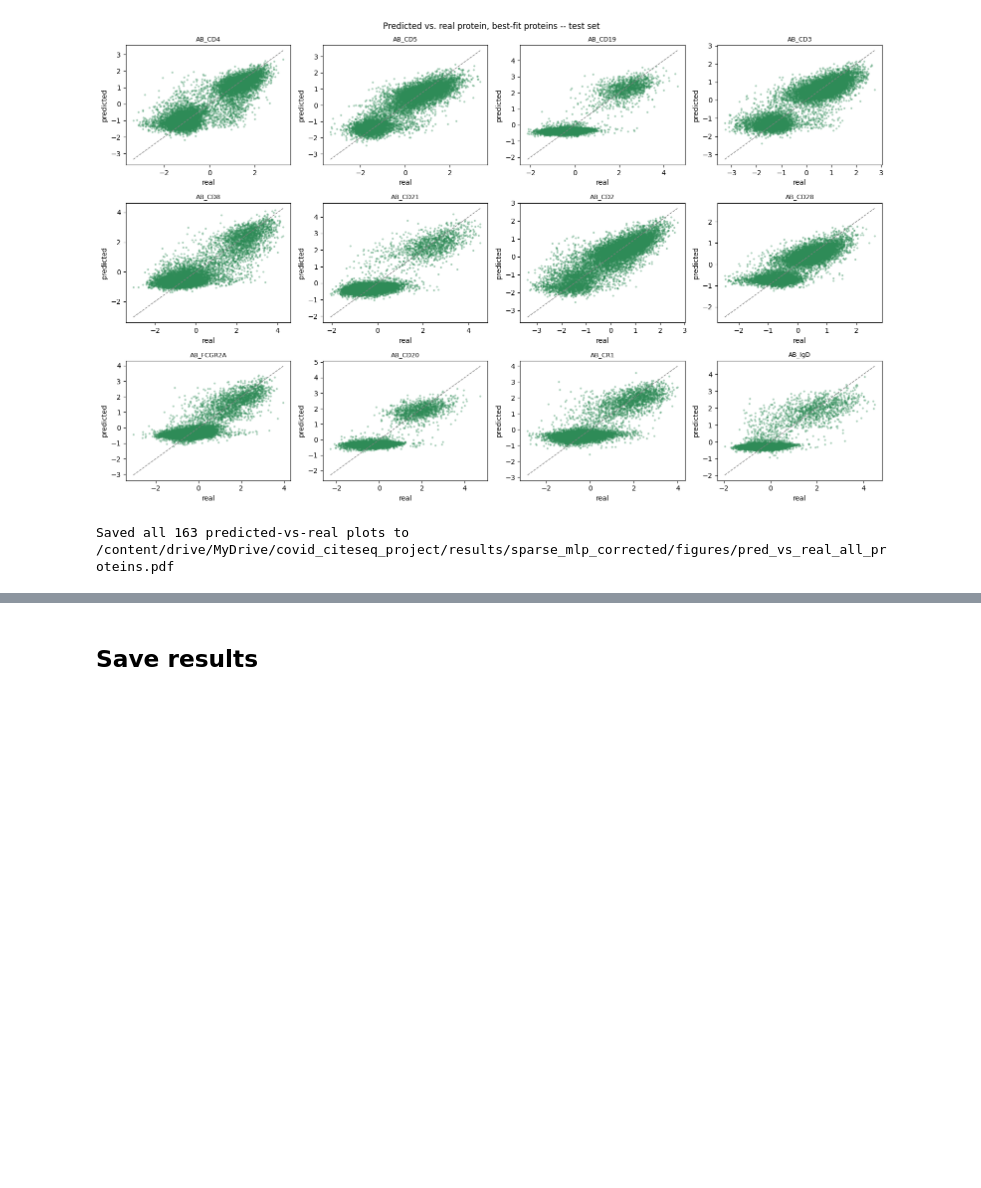
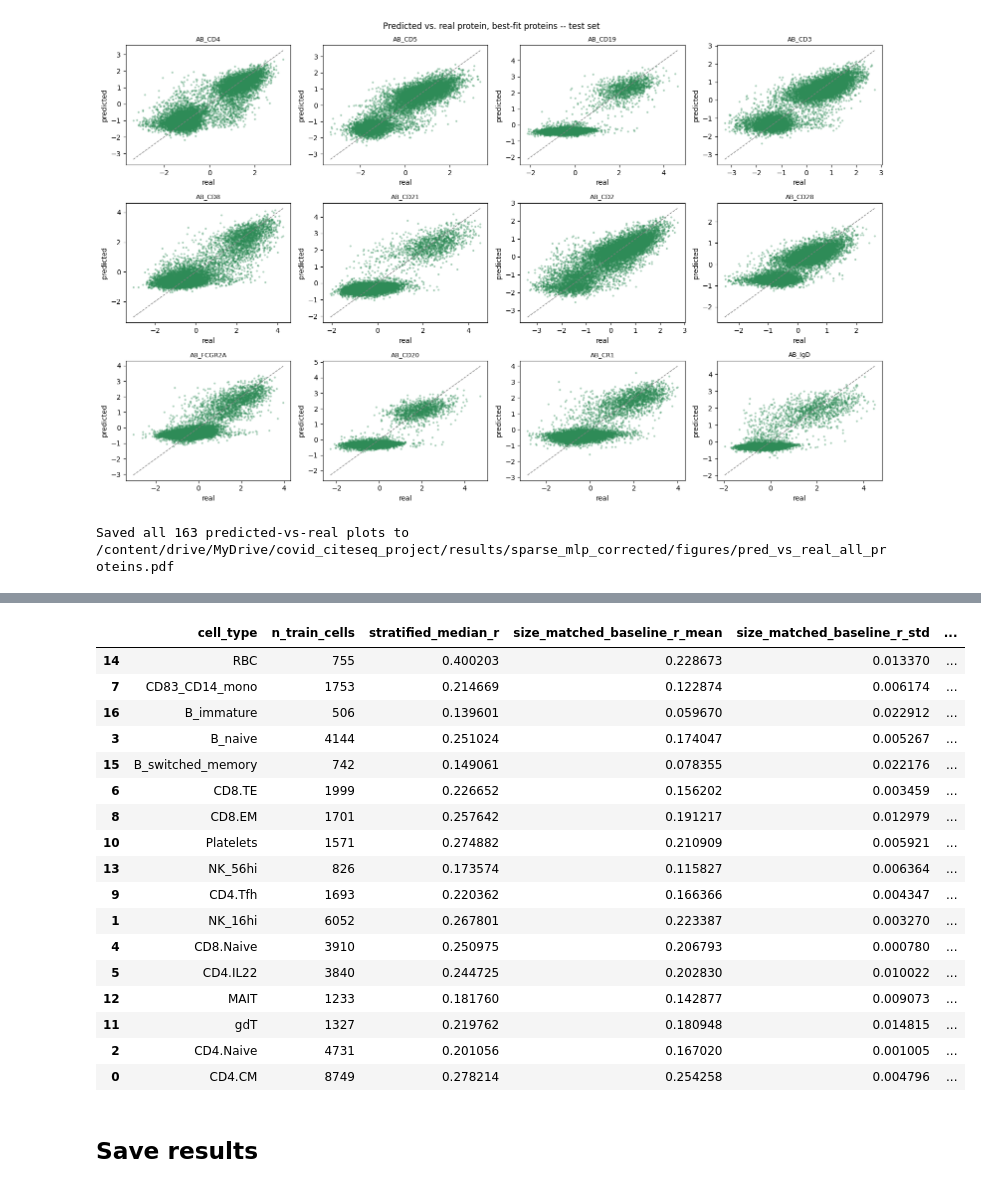
Before and after one commit to fshokor/covid-citeseq, a Jupyter notebook: notebooks/nb06_confound_corrected_sparse_mlp.ipynb, the cells around one changed output, grey strips where cells are left out. Cells and saved outputs as stored; diff of their text form; code cells hidden in the pictures; blank space fills up the shorter version.

```diff
--- a/notebooks/nb06_confound_corrected_sparse_mlp.ipynb
+++ b/notebooks/nb06_confound_corrected_sparse_mlp.ipynb
@@ -668,0 +1063,72 @@ Saved all 163 predicted-vs-real plots to /content/drive/MyDrive/covid_citeseq_pr
+# %%
+# --- 2. Size-matched stratified vs. global comparison ---
+# For each cell type, train N random-subsample baseline models on ALL cells,
+# matched in size to that cell type's training set, then compare their test
+# performance (on that cell type's held-out cells) to the dedicated stratified
+# model. This isolates whether stratification adds real signal, independent
+# of just having less training data.
+# NOTE: trains len(fit_types) * N_RANDOM_SUBSAMPLES extra models -- reduce
+# N_RANDOM_SUBSAMPLES to 1 first if you want a quick pass before the full run.
+
+N_RANDOM_SUBSAMPLES = 3
+
+def train_size_matched_baseline(n_train_cells: int, seed: int) -> nn.Module:
+    """Train a global-style model on a random subsample of ALL cells, size-matched
+    to a given cell type's training set."""
+    rng = np.random.RandomState(seed)
+    sub_idx = rng.choice(train_idx, size=n_train_cells, replace=False)
+    sub_train, sub_val = train_test_split(sub_idx, test_size=VAL_SIZE, random_state=seed)
+
+    sub_train_loader = make_loader(X_rna_corr, Y_protein_corr, sub_train, BATCH_SIZE, shuffle=True)
+    sub_val_loader   = make_loader(X_rna_corr, Y_protein_corr, sub_val,   BATCH_SIZE, shuffle=False)
+
+    model = SparseGeneToProteinMLP(
+        rna_dim=X_rna_corr.shape[1], hidden_dim=HIDDEN_DIM, protein_dim=Y_protein_corr.shape[1],
+    )
+    model, _ = fit_sparse_mlp(
+        model=model,
+        train_loader=sub_train_loader,
+        val_loader=sub_val_loader,
+        l1_lambda=L1_LAMBDA,
+        num_epochs=NUM_EPOCHS,
+        patience=PATIENCE,
+        checkpoint_path=MODELS_DIR / f'sizematched_seed{seed}.pt',
+        train_device=DEVICE,
+    )
+    return model
+
+
+size_matched_rows = []
+
+for ct in fit_types:
+    n_train_ct = len(celltype_splits[ct]['train'])
+    ct_test_idx = celltype_splits[ct]['test']
+
+    stratified_metrics = evaluate_per_protein(
+        celltype_models[ct], X_rna_corr[ct_test_idx], Y_protein_corr[ct_test_idx], matched_adt_names,
+    )
+    stratified_median_r = stratified_metrics['pearson_r'].median()
+
+    baseline_rs = []
+    for seed in range(N_RANDOM_SUBSAMPLES):
+        baseline_model = train_size_matched_baseline(n_train_ct, seed=1000 + seed)
+        baseline_metrics = evaluate_per_protein(
+            baseline_model, X_rna_corr[ct_test_idx], Y_protein_corr[ct_test_idx], matched_adt_names,
+        )
+        baseline_rs.append(baseline_metrics['pearson_r'].median())
+
+    size_matched_rows.append({
+        'cell_type': ct,
+        'n_train_cells': n_train_ct,
+        'stratified_median_r': stratified_median_r,
+        'size_matched_baseline_r_mean': np.mean(baseline_rs),
+        'size_matched_baseline_r_std': np.std(baseline_rs),
+        'stratified_vs_sizematched_gain': stratified_median_r - np.mean(baseline_rs),
+    })
+    print(f'{ct}: stratified={stratified_median_r:.3f}, '
+          f'size-matched={np.mean(baseline_rs):.3f} (+/-{np.std(baseline_rs):.3f})')
+
+size_matched_comparison = pd.DataFrame(size_matched_rows).sort_values('stratified_vs_sizematched_gain', ascending=False)
+size_matched_comparison.to_csv(RESULTS_DIR / 'size_matched_vs_stratified.csv', index=False)
+size_matched_comparison
+# %% [output]
@@ -669,3 +1152,21 @@ Saved all 163 predicted-vs-real plots to /content/drive/MyDrive/covid_citeseq_pr
+|  | cell_type | n_train_cells | stratified_median_r | size_matched_baseline_r_mean | size_matched_baseline_r_std | ... |
+| 14 | RBC | 755 | 0.400203 | 0.228673 | 0.013370 | ... |
+| 7 | CD83_CD14_mono | 1753 | 0.214669 | 0.122874 | 0.006174 | ... |
+| 16 | B_immature | 506 | 0.139601 | 0.059670 | 0.022912 | ... |
+| 3 | B_naive | 4144 | 0.251024 | 0.174047 | 0.005267 | ... |
+| 15 | B_switched_memory | 742 | 0.149061 | 0.078355 | 0.022176 | ... |
+| 6 | CD8.TE | 1999 | 0.226652 | 0.156202 | 0.003459 | ... |
+| 8 | CD8.EM | 1701 | 0.257642 | 0.191217 | 0.012979 | ... |
+| 10 | Platelets | 1571 | 0.274882 | 0.210909 | 0.005921 | ... |
+| 13 | NK_56hi | 826 | 0.173574 | 0.115827 | 0.006364 | ... |
+| 9 | CD4.Tfh | 1693 | 0.220362 | 0.166366 | 0.004347 | ... |
+| 1 | NK_16hi | 6052 | 0.267801 | 0.223387 | 0.003270 | ... |
+| 4 | CD8.Naive | 3910 | 0.250975 | 0.206793 | 0.000780 | ... |
+| 5 | CD4.IL22 | 3840 | 0.244725 | 0.202830 | 0.010022 | ... |
+| 12 | MAIT | 1233 | 0.181760 | 0.142877 | 0.009073 | ... |
+| 11 | gdT | 1327 | 0.219762 | 0.180948 | 0.014815 | ... |
+| 2 | CD4.Naive | 4731 | 0.201056 | 0.167020 | 0.001005 | ... |
+| 0 | CD4.CM | 8749 | 0.278214 | 0.254258 | 0.004796 | ... |
 # %% [markdown]
 ## Save results
 # %%
```
Also changed, not shown: parts of 7 cells of this notebook.
